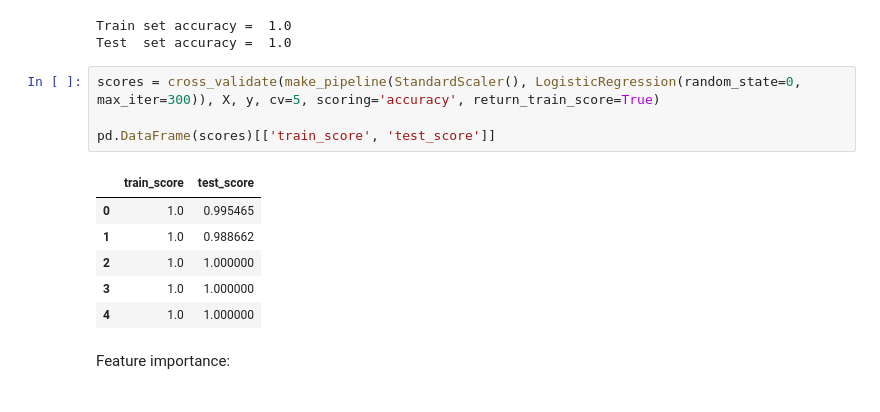
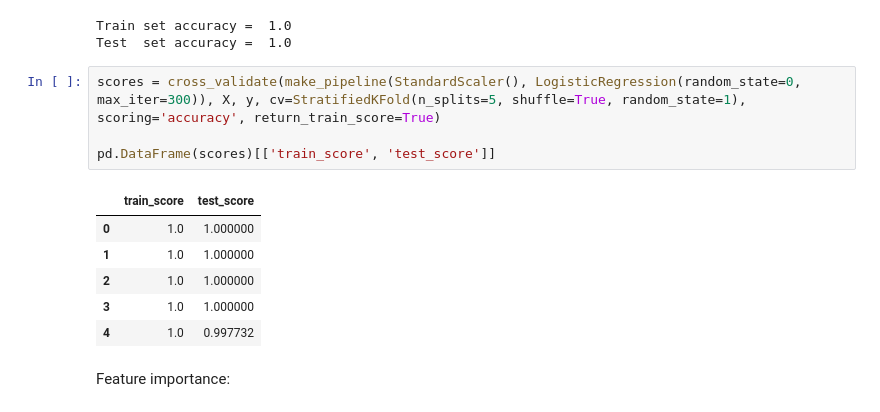
Before and after one commit to vcerchez/optimal-hydraulic, a Jupyter notebook: model.ipynb, the cells around one changed output. Saved outputs shown, nothing was run; the diff lists cells and outputs as text.

```diff
--- a/model.ipynb
+++ b/model.ipynb
@@ -481,16 +481,16 @@ print('Test  set accuracy = ', clf.score(X_test, y_test))
 Train set accuracy =  1.0
 Test  set accuracy =  1.0
 # %%
-scores = cross_validate(make_pipeline(StandardScaler(), LogisticRegression(random_state=0, max_iter=300)), X, y, cv=5, scoring='accuracy', return_train_score=True)
+scores = cross_validate(make_pipeline(StandardScaler(), LogisticRegression(random_state=0, max_iter=300)), X, y, cv=StratifiedKFold(n_splits=5, shuffle=True, random_state=1), scoring='accuracy', return_train_score=True)
 
 pd.DataFrame(scores)[['train_score', 'test_score']]
 # %% [output]
 |  | train_score | test_score |
-| 0 | 1.0 | 0.995465 |
-| 1 | 1.0 | 0.988662 |
+| 0 | 1.0 | 1.000000 |
+| 1 | 1.0 | 1.000000 |
 | 2 | 1.0 | 1.000000 |
 | 3 | 1.0 | 1.000000 |
-| 4 | 1.0 | 1.000000 |
+| 4 | 1.0 | 0.997732 |
 # %% [markdown]
 Feature importance:
 # %%
```
Also changed, not shown: parts of 6 cells of this notebook.
